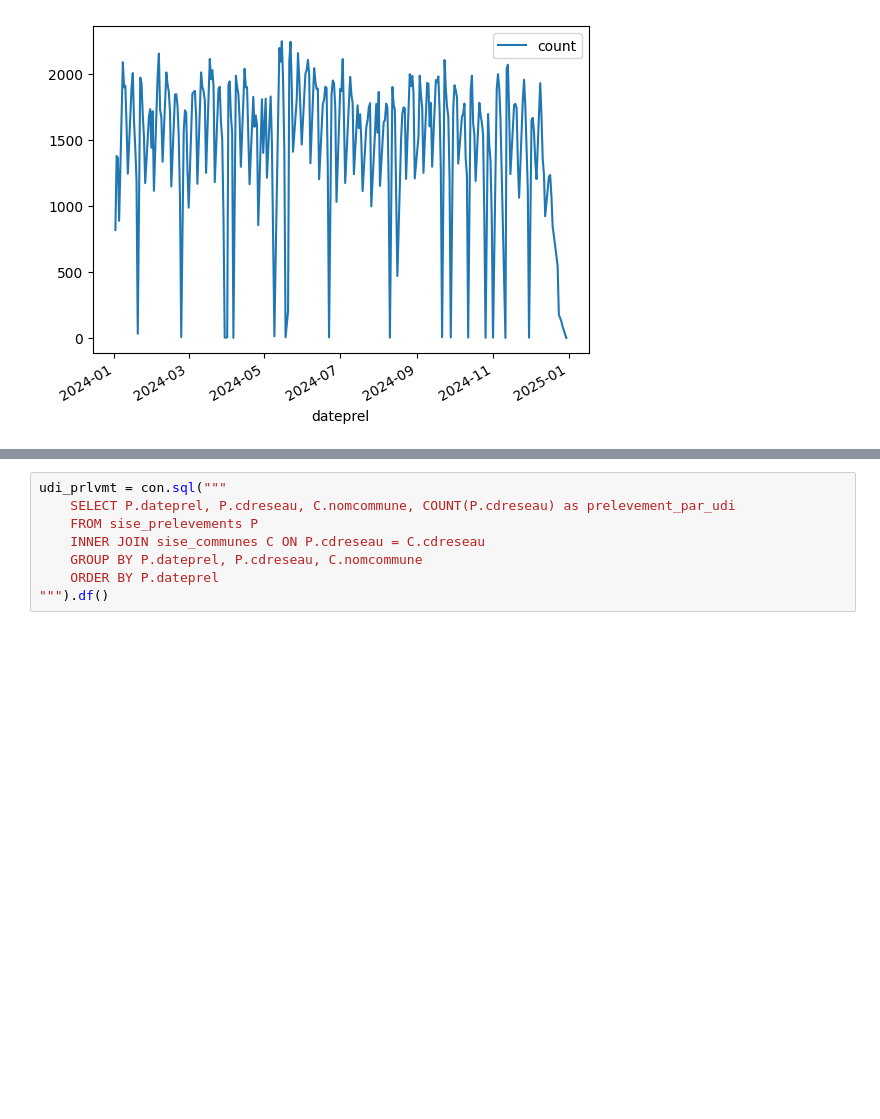
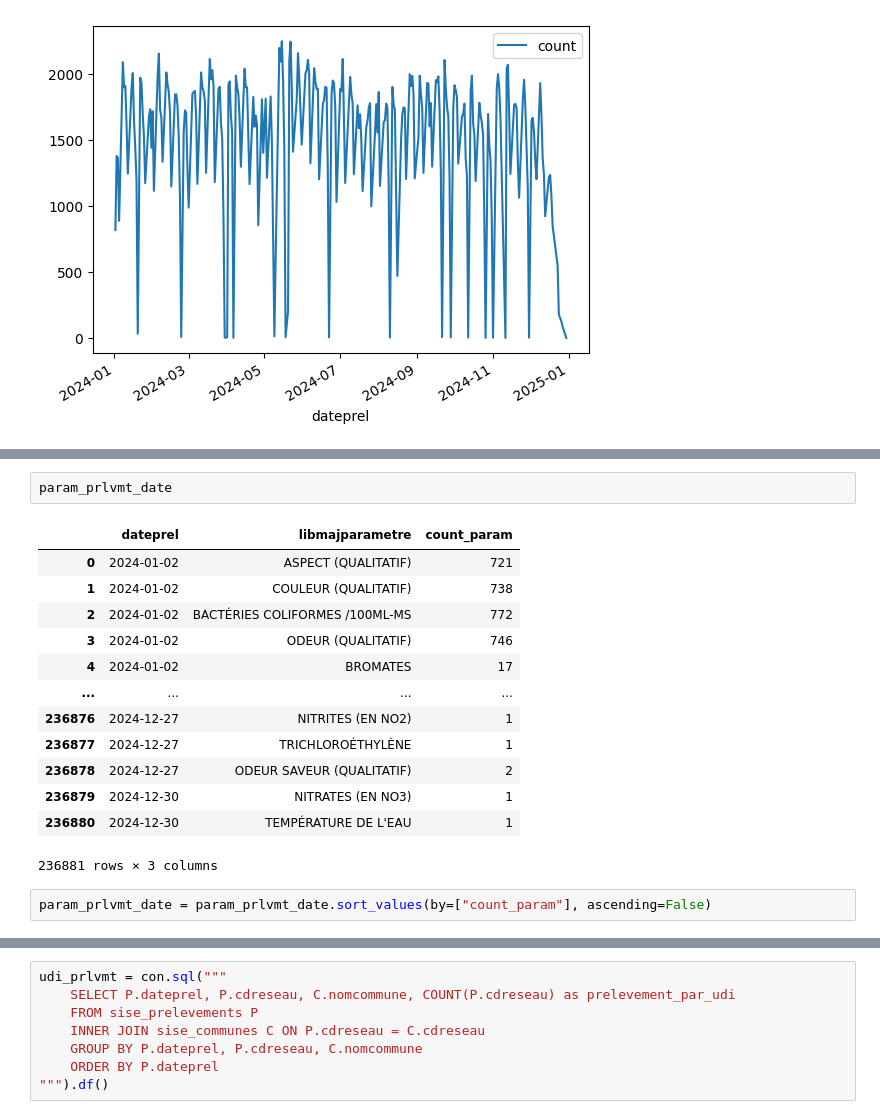
Before and after one commit to jdionisi/13_pollution_eau, a Jupyter notebook: analytics/notebooks/extraction_liste_polluants.ipynb, the cells around one changed output, grey strips where cells are left out. Cells and saved outputs as stored; diff of their text form; blank space fills up the shorter version.

```diff
--- a/analytics/notebooks/extraction_liste_polluants.ipynb
+++ b/analytics/notebooks/extraction_liste_polluants.ipynb
@@ -205,0 +238,18 @@ param_prlvmt
+# %%
+param_prlvmt_date
+# %% [output]
+|  | dateprel | libmajparametre | count_param |
+| 0 | 2024-01-02 | ASPECT (QUALITATIF) | 721 |
+| 1 | 2024-01-02 | COULEUR (QUALITATIF) | 738 |
+| 2 | 2024-01-02 | BACTÉRIES COLIFORMES /100ML-MS | 772 |
+| 3 | 2024-01-02 | ODEUR (QUALITATIF) | 746 |
+| 4 | 2024-01-02 | BROMATES | 17 |
+| ... | ... | ... | ... |
+| 236876 | 2024-12-27 | NITRITES (EN NO2) | 1 |
+| 236877 | 2024-12-27 | TRICHLOROÉTHYLÈNE | 1 |
+| 236878 | 2024-12-27 | ODEUR SAVEUR (QUALITATIF) | 2 |
+| 236879 | 2024-12-30 | NITRATES (EN NO3) | 1 |
+| 236880 | 2024-12-30 | TEMPÉRATURE DE L'EAU | 1 |
+236881 rows × 3 columns
+# %%
+param_prlvmt_date = param_prlvmt_date.sort_values(by=["count_param"], ascending=False)
```
Also changed, not shown: parts of 18 cells of this notebook.
